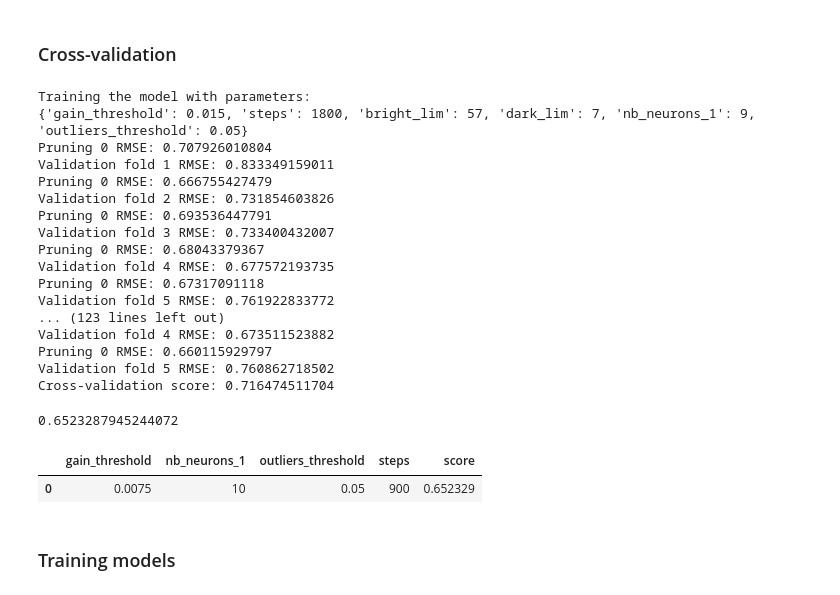
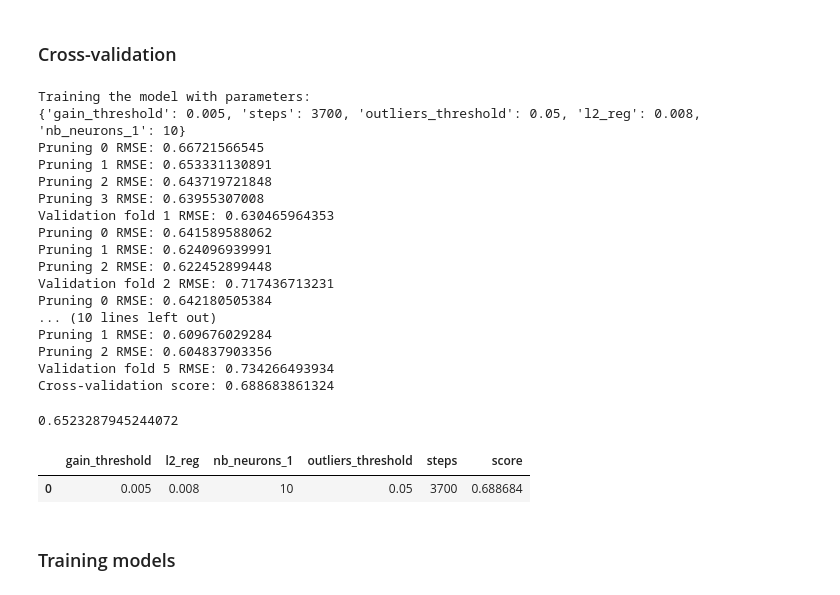
Before and after one commit to anthonyhu/aerosol-depth-prediction, a Jupyter notebook: Aerosol Prediction Anth.ipynb, the cells around one changed output. Drawn from its saved outputs; the diff is of its cells as text; code cells hidden in the pictures.

```diff
--- a/Aerosol Prediction Anth.ipynb
+++ b/Aerosol Prediction Anth.ipynb
@@ -50,13 +51,13 @@ def load_data():
 #train, test = full_data[:split].copy(), full_data[split:].copy()
 #train = full_data.copy()
 
-#train_copy, test_copy = load_data()
+train_copy, test_copy = load_data()
 
-train, test = load_data()
+#train, test = load_data()
 
 # Parameters
 n_threads = -1
-random_seed = 22
+random_seed = 8888
 # %%
 train.head()
 # %% [output]
@@ -67,7 +68,7 @@ train.head()
 | 3 | 1.717218 | 2.712012 | 5.024211 | 3.944907 | 3.393424 | 3.931973 | ... |
 | 4 | 2.378857 | 3.644976 | 4.515292 | 3.223825 | 2.739952 | 4.599662 | ... |
 # %%
-#train, test = train_copy[19600:].copy(), train_copy[:19600].copy()
+train, test = train_copy[19600:].copy(), train_copy[:19600].copy()
 # %% [markdown]
 ### Preprocessing
 # %%
@@ -316,38 +335,38 @@ def scoring_function(parameters):
 t0 = time()
 
 # Grid to pick parameters from.
-parameters_grid = {"steps"             : hp.choice("steps", np.arange(1500, 3000, 100, dtype=int)),
-                   "nb_neurons_1"      : hp.choice("nb_neurons_1", np.arange(8, 11, 1, dtype=int)),
+parameters_grid = {"steps"             : hp.choice("steps", np.arange(3700, 3800, 100, dtype=int)),
+                   "nb_neurons_1"      : hp.choice("nb_neurons_1", np.arange(10, 11, 1, dtype=int)),
                    "outliers_threshold": hp.quniform("outliers_threshold", 0.05, 0.051, 0.01),
-                   "gain_threshold"    : hp.quniform("gain_threshold", 0.01, 0.015, 0.005),
-                   "dark_lim"      : hp.choice("dark_lim", np.arange(5, 15, 2, dtype=int)),
-                   "bright_lim"      : hp.choice("bright_lim", np.arange(45, 65, 3, dtype=int))
+                   "gain_threshold"    : hp.quniform("gain_threshold", 0.005, 0.0051, 0.001),
+                   #"dark_lim"      : hp.choice("dark_lim", np.arange(5, 15, 2, dtype=int)),
+                   #"bright_lim"      : hp.choice("bright_lim", np.arange(45, 65, 3, dtype=int)),
                    #"dropout": hp.quniform("dropout", 0.2, 0.4, 0.1)
-                   #"l2_reg": hp.quniform("l2_reg", 0.00, 0.005, 0.01)
+                   "l2_reg": hp.quniform("l2_reg", 0.008, 0.0081, 0.001)
                    #"nb_neurons_2": hp.choice("nb_neurons_2", np.arange(5, 10, 1, dtype=int))
                   }
 # Record the information about the cross-validation.
 trials = Trials()
 
-best = fmin(scoring_function, parameters_grid, algo=tpe.suggest, max_evals=10,
+best = fmin(scoring_function, parameters_grid, algo=tpe.suggest, max_evals=1,
             trials=trials)
 
 computing_time = time() - t0
 # %% [output]
 Training the model with parameters:
-{'gain_threshold': 0.015, 'steps': 1800, 'bright_lim': 57, 'dark_lim': 7, 'nb_neurons_1': 9, 'outliers_threshold': 0.05}
-Pruning 0 RMSE: 0.707926010804
-Validation fold 1 RMSE: 0.833349159011
-Pruning 0 RMSE: 0.666755427479
-Validation fold 2 RMSE: 0.731854603826
-Pruning 0 RMSE: 0.693536447791
-Validation fold 3 RMSE: 0.733400432007
-Pruning 0 RMSE: 0.68043379367
-Validation fold 4 RMSE: 0.677572193735
-Pruning 0 RMSE: 0.67317091118
-Validation fold 5 RMSE: 0.761922833772
-... (123 lines left out)
-Validation fold 4 RMSE: 0.673511523882
-Pruning 0 RMSE: 0.660115929797
-Validation fold 5 RMSE: 0.760862718502
-Cross-validation score: 0.716474511704
+{'gain_threshold': 0.005, 'steps': 3700, 'outliers_threshold': 0.05, 'l2_reg': 0.008, 'nb_neurons_1': 10}
+Pruning 0 RMSE: 0.66721566545
+Pruning 1 RMSE: 0.653331130891
+Pruning 2 RMSE: 0.643719721848
+Pruning 3 RMSE: 0.63955307008
+Validation fold 1 RMSE: 0.630465964353
+Pruning 0 RMSE: 0.641589588062
+Pruning 1 RMSE: 0.624096939991
+Pruning 2 RMSE: 0.622452899448
+Validation fold 2 RMSE: 0.717436713231
+Pruning 0 RMSE: 0.642180505384
+... (10 lines left out)
+Pruning 1 RMSE: 0.609676029284
+Pruning 2 RMSE: 0.604837903356
+Validation fold 5 RMSE: 0.734266493934
+Cross-validation score: 0.688683861324
@@ -542,16 +878,16 @@ min(trials.losses())
 # %%
 # Save the best parameters as a csv.
 best_parameters = pd.DataFrame({key: [value] for (key, value) in
                                 zip(space_eval(parameters_grid, best).keys(),
                                     space_eval(parameters_grid, best).values())})
 # Add the corresponding score.
 best_parameters["score"] = min(trials.losses())
-best_parameters.to_csv("best_parameters_7.csv", encoding="utf-8", index=False)
+best_parameters.to_csv("best_parameters_6.csv", encoding="utf-8", index=False)
 
 best_parameters
 # %% [output]
-|  | gain_threshold | nb_neurons_1 | outliers_threshold | steps | score |
-| 0 | 0.0075 | 10 | 0.05 | 900 | 0.652329 |
+|  | gain_threshold | l2_reg | nb_neurons_1 | outliers_threshold | steps | score |
+| 0 | 0.005 | 0.008 | 10 | 0.05 | 3700 | 0.688684 |
 # %% [markdown]
 ### Training models
 # %%
```
Also changed, not shown: parts of 8 cells of this notebook, 1 other file.
